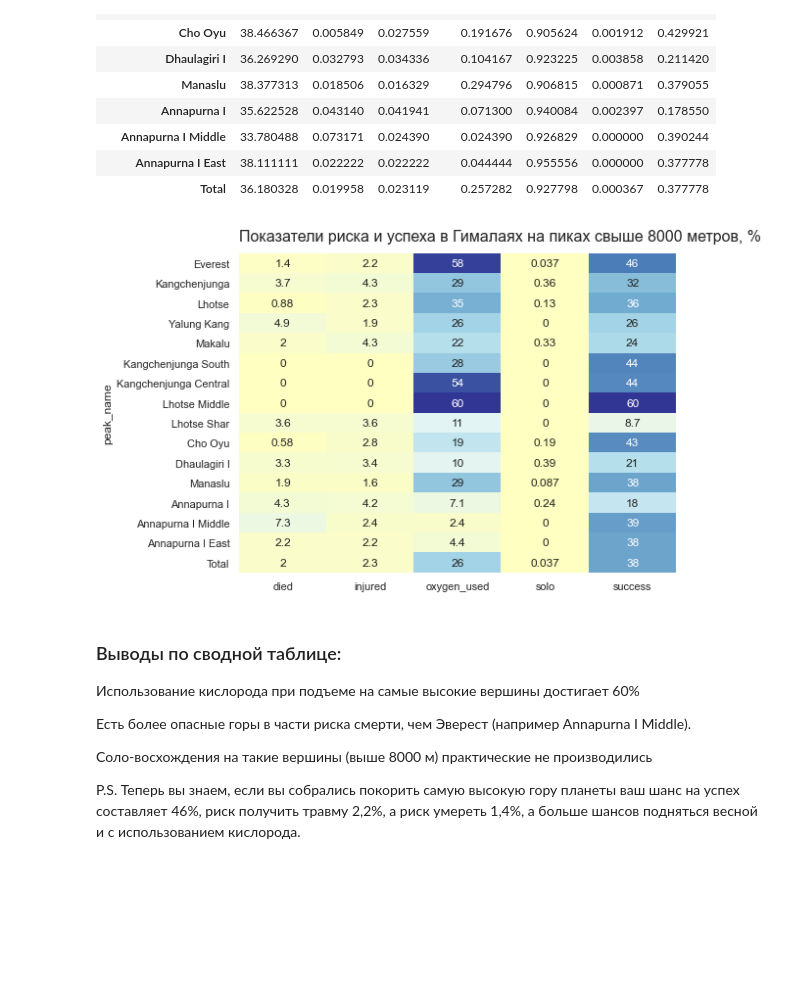
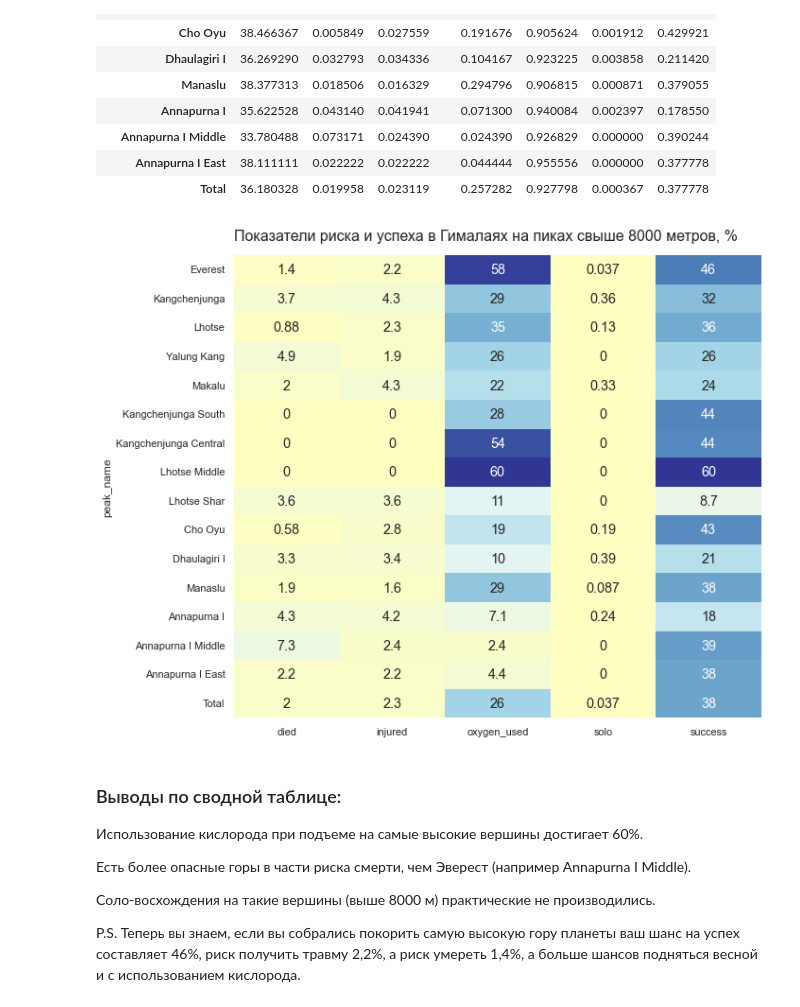
Before and after one commit to IV-1984/Data_analytics_projects, a Jupyter notebook: 1. Expeditions_analysis/Expeditions_analysis-final.ipynb, the cells around one changed output. Drawn from its saved outputs; the diff is of its cells as text; code cells hidden in the pictures; blank space fills up the shorter version.

```diff
--- a/1. Expeditions_analysis/Expeditions_analysis-final.ipynb
+++ b/1. Expeditions_analysis/Expeditions_analysis-final.ipynb
@@ -436,20 +440,22 @@ df_pivot_8000[['age', 'died','injured', 'oxygen_used', 'sex', 'solo', 'success']
 | Total | 36.180328 | 0.019958 | 0.023119 | 0.257282 | 0.927798 | 0.000367 | 0.377778 |
 # %%
 # построим тепловую карту по данной таблице
-fig, ax = plt.subplots(figsize=(8,6))
+fig, ax = plt.subplots(figsize=(10,9))
+sns.set_context("notebook", font_scale=1.2, rc={"lines.linewidth": 2.5, 'font.family':'Helvetica'})
 sns.heatmap(df_pivot_8000[['died','injured', 'oxygen_used', 'solo', 'success']] * 100, center=0, annot=True,cmap='RdYlBu',cbar=False)
 ax.set_title('Показатели риска и успеха в Гималаях на пиках свыше 8000 метров, %',loc='left',fontsize=16, y=1.02)
+
 plt.show()
 # %% [output]
-[figure, old version]
+[figure, new version]
 # %% [markdown]
 ### Выводы по сводной таблице:
 
-Использование кислорода при подъеме на самые высокие вершины достигает 60%
+Использование кислорода при подъеме на самые высокие вершины достигает 60%.
 
 Есть более опасные горы в части риска смерти, чем Эверест (например Annapurna I Middle).
 
-Соло-восхождения на такие вершины (выше 8000 м) практические не производились
+Соло-восхождения на такие вершины (выше 8000 м) практические не производились.
 
 
 P.S. Теперь вы знаем, если вы собрались покорить самую высокую гору планеты ваш шанс на  успех составляет 46%, риск получить травму 2,2%, а риск умереть 1,4%, а больше шансов подняться весной и с использованием кислорода.
```
Also changed, not shown: parts of 11 cells of this notebook.
